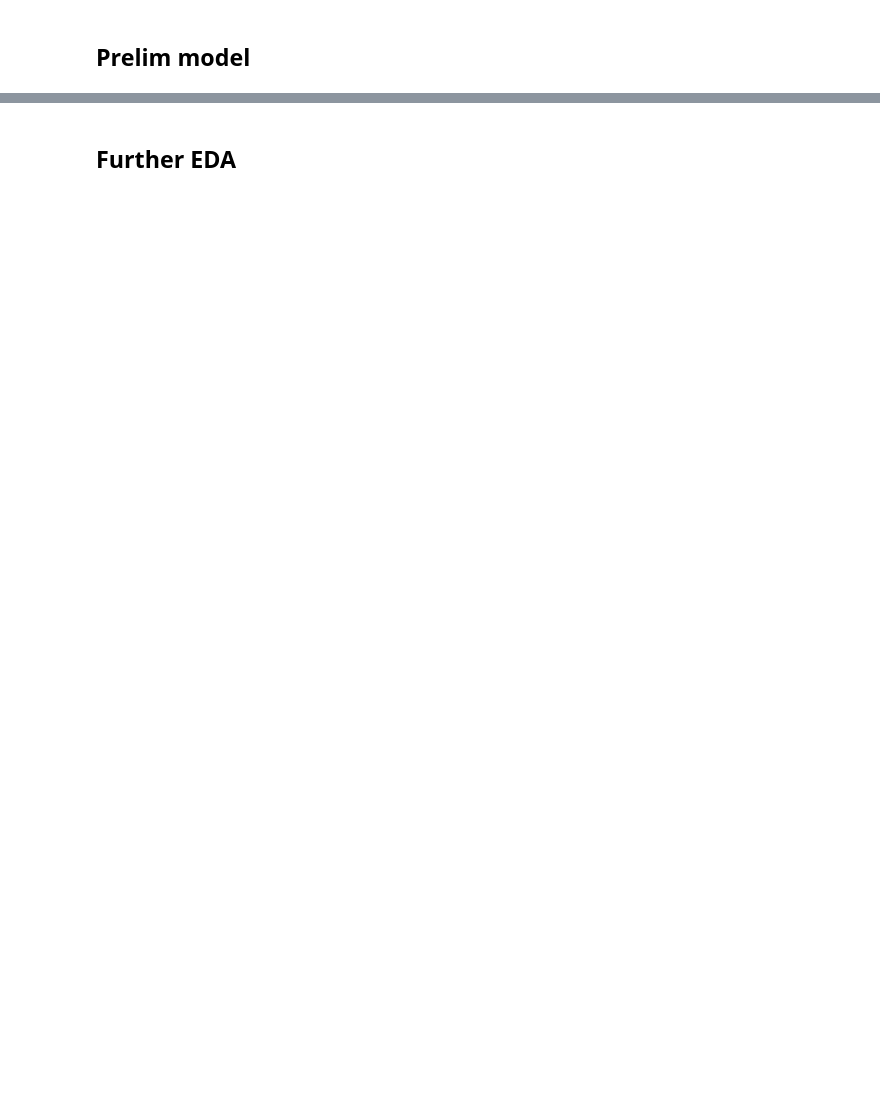
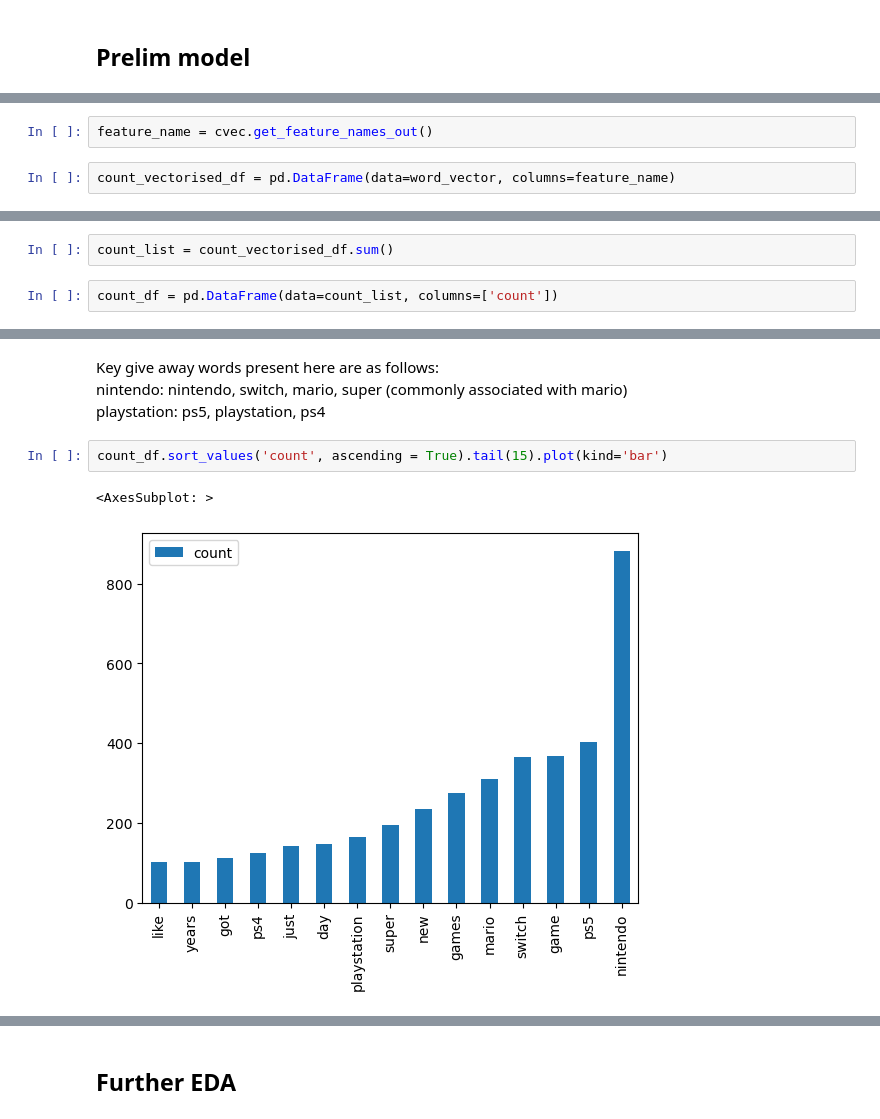
Before and after one commit to Luke-zm/DSI_Proj, a Jupyter notebook: project_3/code/data_eda.ipynb, the cells around one changed output, grey strips where cells are left out. Drawn from its saved outputs; the diff is of its cells as text; blank space fills up the shorter version.

```diff
--- a/project_3/code/data_eda.ipynb
+++ b/project_3/code/data_eda.ipynb
@@ -337,0 +414,4 @@ user_posts_df.loc[(user_posts_df['ps_posts'] != 0) & (user_posts_df['ns_posts']
+# %%
+feature_name = cvec.get_feature_names_out()
+# %%
+count_vectorised_df = pd.DataFrame(data=word_vector, columns=feature_name)
@@ -337,0 +422,4 @@ user_posts_df.loc[(user_posts_df['ps_posts'] != 0) & (user_posts_df['ns_posts']
+# %%
+count_list = count_vectorised_df.sum()
+# %%
+count_df = pd.DataFrame(data=count_list, columns=['count'])
@@ -337,0 +445,9 @@ user_posts_df.loc[(user_posts_df['ps_posts'] != 0) & (user_posts_df['ns_posts']
+# %% [markdown]
+Key give away words present here are as follows:
+nintendo: nintendo, switch, mario, super (commonly associated with mario)
+playstation: ps5, playstation, ps4
+# %%
+count_df.sort_values('count', ascending = True).tail(15).plot(kind='bar')
+# %% [output]
+<AxesSubplot: >
+[figure, added]
```
Also changed, not shown: parts of 25 cells of this notebook.
